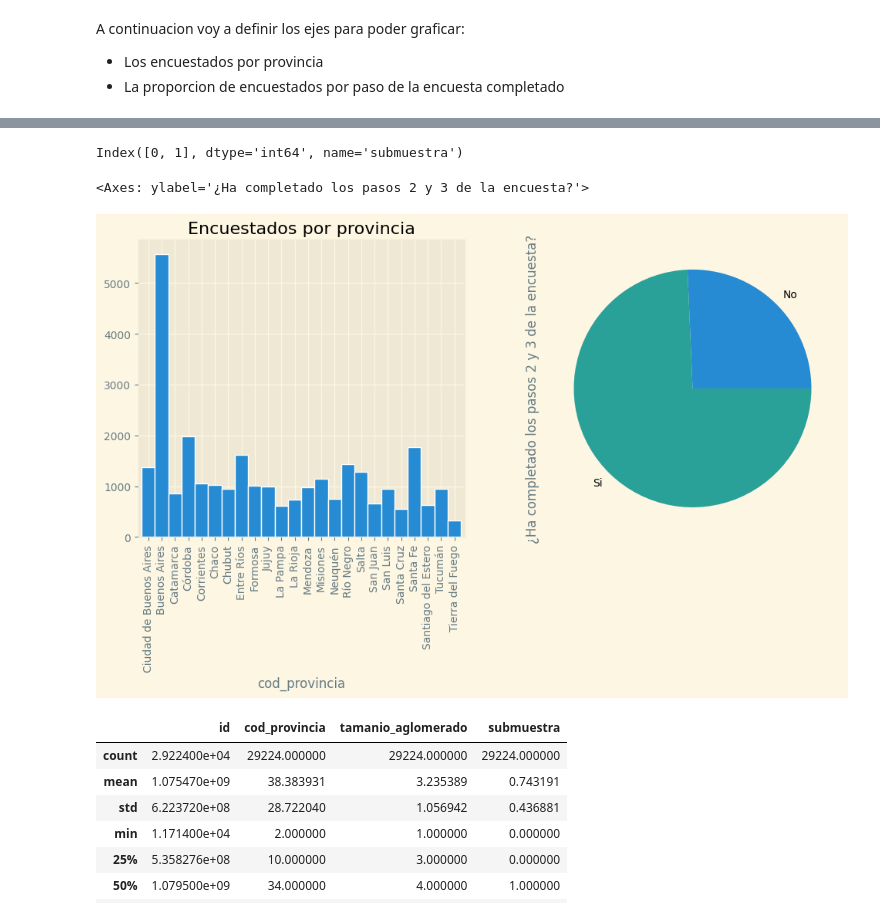
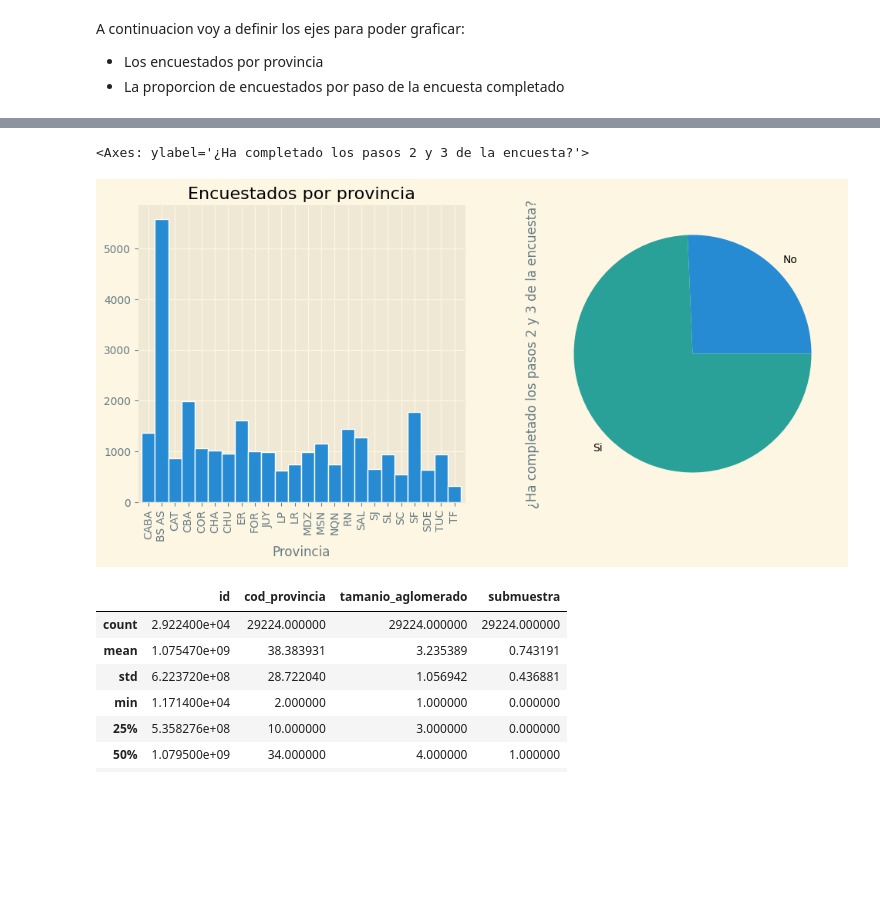
Before and after one commit to Data-Science-YPF/factores_riesgo, a Jupyter notebook: analisisBD.ipynb, the cells around one changed output, grey strips where cells are left out. Saved outputs shown, nothing was run; the diff lists cells and outputs as text; code cells hidden in the pictures; blank space fills up the shorter version.

Commit message:
correccion grafico ubicacion
agregado de diccionario: abrebiaturas de provincia para facilitar la vista en graficos

```diff
--- a/analisisBD.ipynb
+++ b/analisisBD.ipynb
@@ -110,20 +108,16 @@ NameError: name 'cod_provincia_abrev' is not defined
-# %%
-es_submuestra.index
-# %% [output]
-Index([0, 1], dtype='int64', name='submuestra')
 # %%
 # creo la figura en la que voy a hacer mis graficos
 plt.figure(figsize=(12, 5))
 plt.style.use('Solarize_Light2')
 # primer subplot
 plt.subplot(1, 2, 1)
-encuestados_por_prov.plot(kind='bar',width=1,edgecolor="white", title='Encuestados por provincia')
+encuestados_por_prov.plot(kind='bar',width=1,edgecolor="white", title='Encuestados por provincia', xlabel='Provincia')
 # Segundo subplot
 plt.subplot(1, 2, 2)
 es_submuestra.plot(kind='pie', ylabel='¿Ha completado los pasos 2 y 3 de la encuesta?')
 # %% [output]
 <Axes: ylabel='¿Ha completado los pasos 2 y 3 de la encuesta?'>
-[figure, old version]
+[figure, new version]
 # %%
 # describo la composicion de mis datos
 ubicacion.describe()
```
Also changed, not shown: parts of 2 cells of this notebook.
